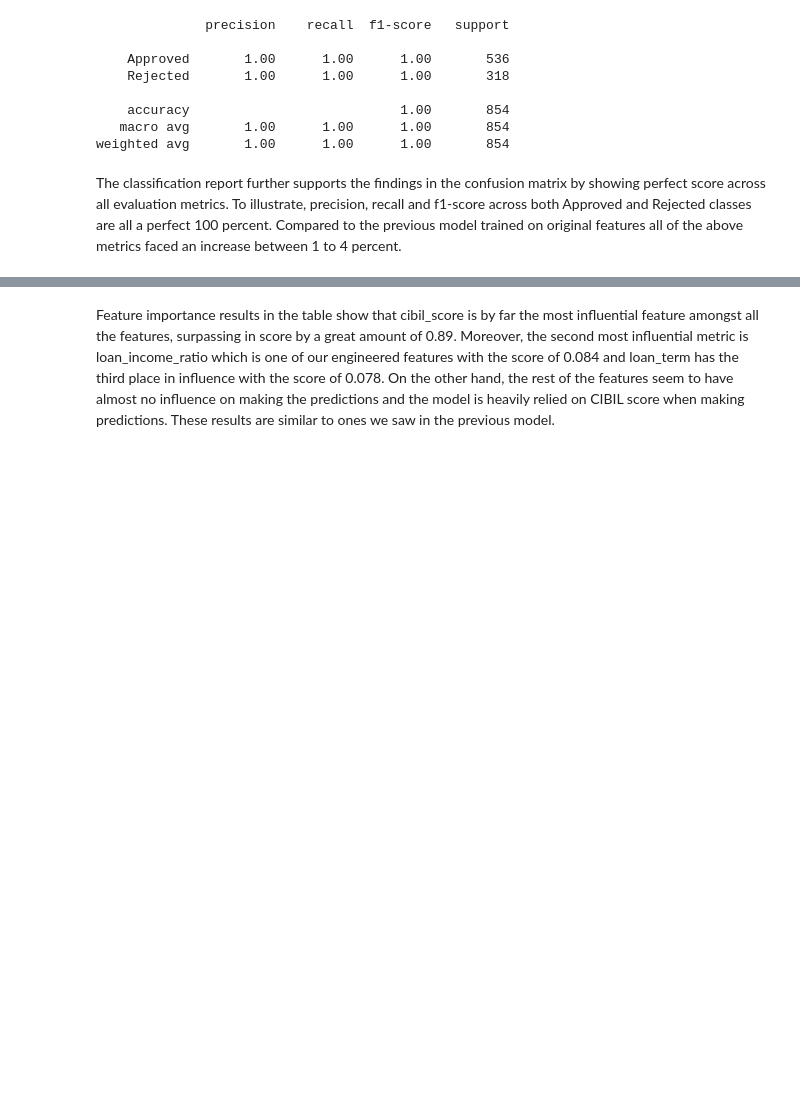
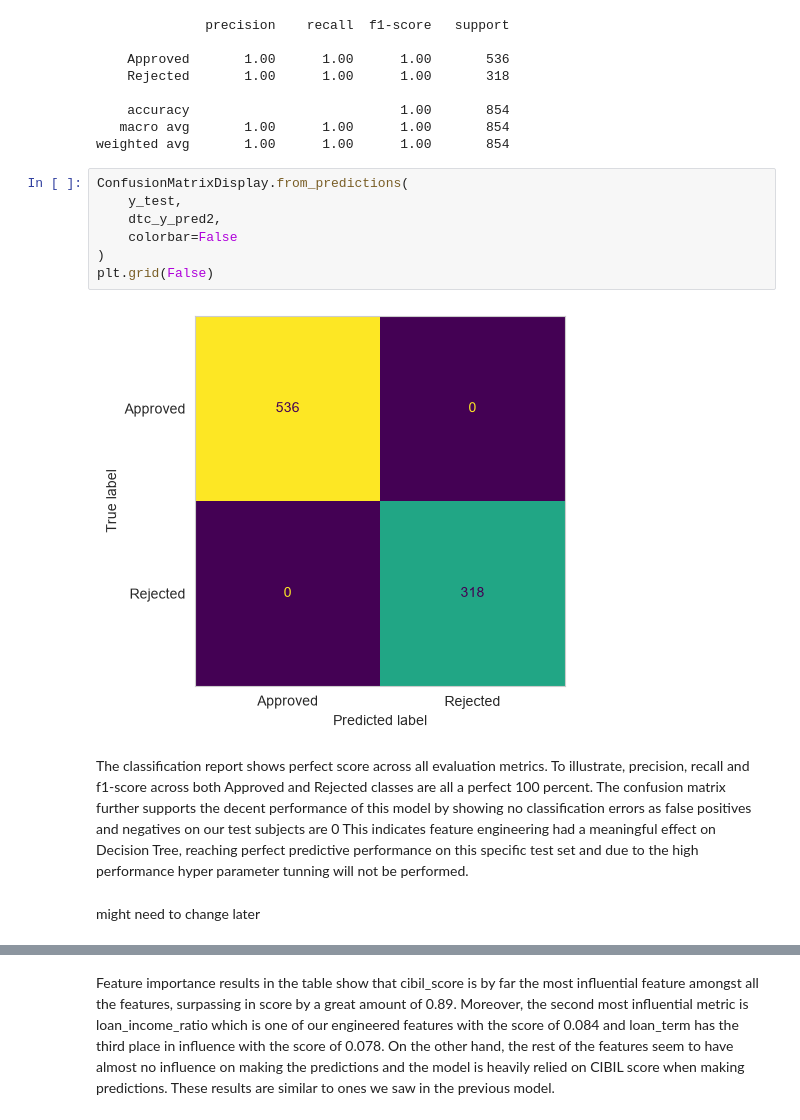
Before and after one commit to adi-afra/Loan-approval-prediction, a Jupyter notebook: notebooks/notebook.ipynb, the cells around one changed output, grey strips where cells are left out. Cells and saved outputs as stored; diff of their text form; blank space fills up the shorter version.

```diff
--- a/notebooks/notebook.ipynb
+++ b/notebooks/notebook.ipynb
@@ -757,6 +743,17 @@ print(classification_report(y_test, dtc_y_pred2))
     accuracy                           1.00       854
    macro avg       1.00      1.00      1.00       854
 weighted avg       1.00      1.00      1.00       854
+# %%
+ConfusionMatrixDisplay.from_predictions(
+    y_test,
+    dtc_y_pred2,
+    colorbar=False
+)
+plt.grid(False)
+# %% [output]
+[figure, added]
 # %% [markdown]
-The classification report further supports the findings in the confusion matrix by showing perfect score across all evaluation metrics. To illustrate, precision, recall and f1-score across both Approved and Rejected classes are all a perfect 100 percent. Compared to the previous model trained on original features all of the above metrics faced an increase between 1 to 4 percent.
+The classification report shows perfect score across all evaluation metrics. To illustrate, precision, recall and f1-score across both Approved and Rejected classes are all a perfect 100 percent. The confusion matrix further supports the decent performance of this model by showing no classification errors as false positives and negatives on our test subjects are 0 This indicates feature engineering had a meaningful effect on Decision Tree, reaching perfect predictive performance on this specific test set and due to the high performance hyper parameter tunning will not be performed.
+# %% [markdown]
+might need to change later
 # %%
```
Also changed, not shown: parts of 66 cells of this notebook.
